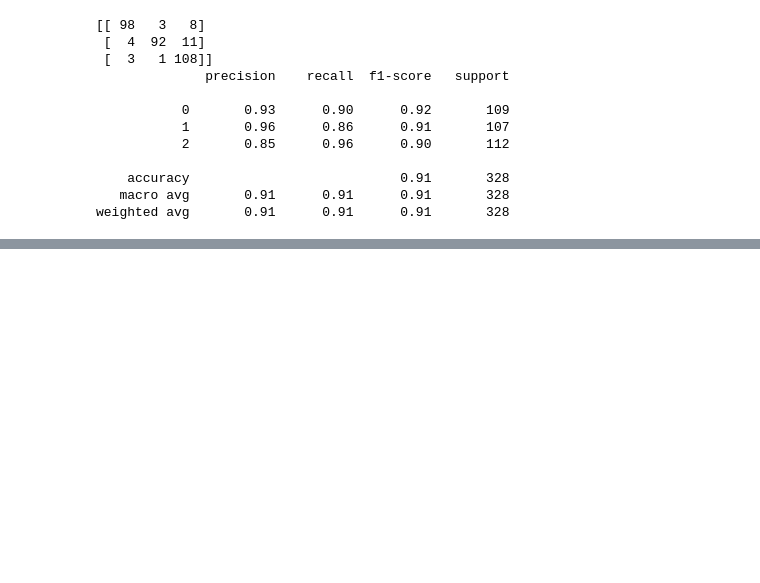
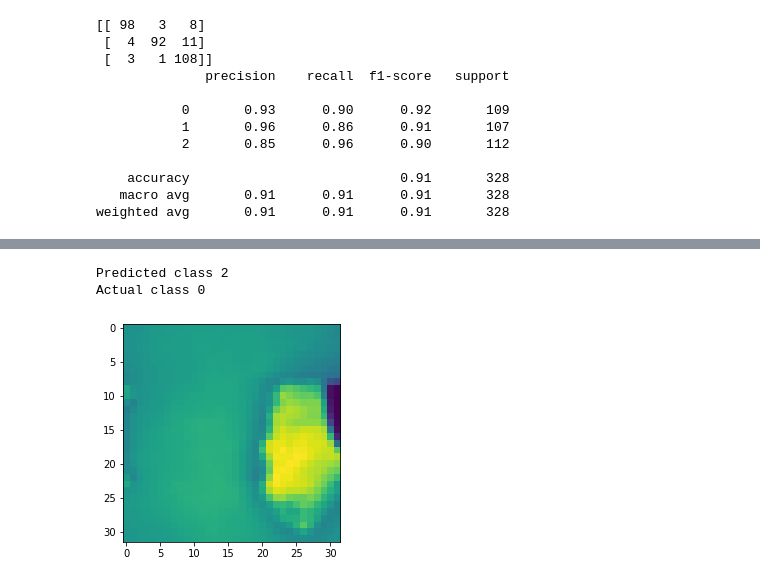
Before and after one commit to YiteWang/STAT542Group10, a Jupyter notebook: MidtermSVM.ipynb, the cells around one changed output, grey strips where cells are left out. Saved outputs shown, nothing was run; the diff lists cells and outputs as text; code cells hidden in the pictures; blank space fills up the shorter version.

```diff
--- a/MidtermSVM.ipynb
+++ b/MidtermSVM.ipynb
@@ -356,0 +657,5 @@ weighted avg       0.91      0.91      0.91       328
+# %%
+best_model = svm.SVC(kernel='rbf', gamma=0.1, C=10).fit(x_train, y_train)
+y_pred_val = best_model.predict(x_val)
+print(confusion_matrix(y_val,y_pred_val))
+print(classification_report(y_val,y_pred_val))
@@ -356,0 +748,8 @@ weighted avg       0.91      0.91      0.91       328
+# %%
+plt.imshow(np.reshape(np.array(x_val.T[5]), (32, 32)))
+print("Predicted class",y_pred_val[5])
+print("Actual class",y_val[5])
+# %% [output]
+Predicted class 2
+Actual class 0
+[figure, added]
```
Also changed, not shown: parts of 40 cells of this notebook.
